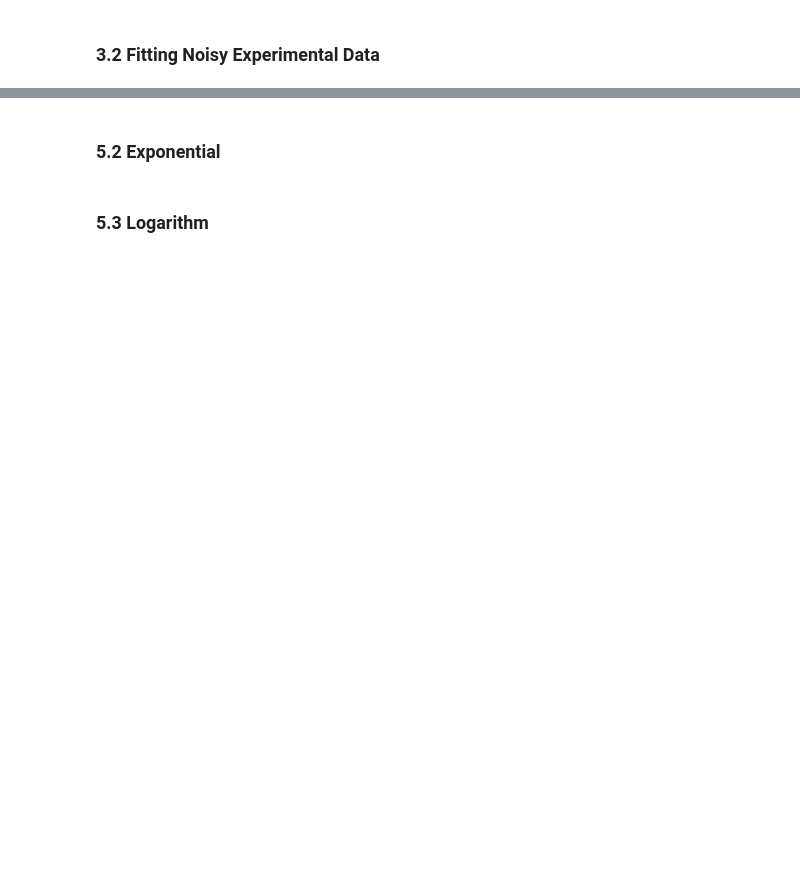
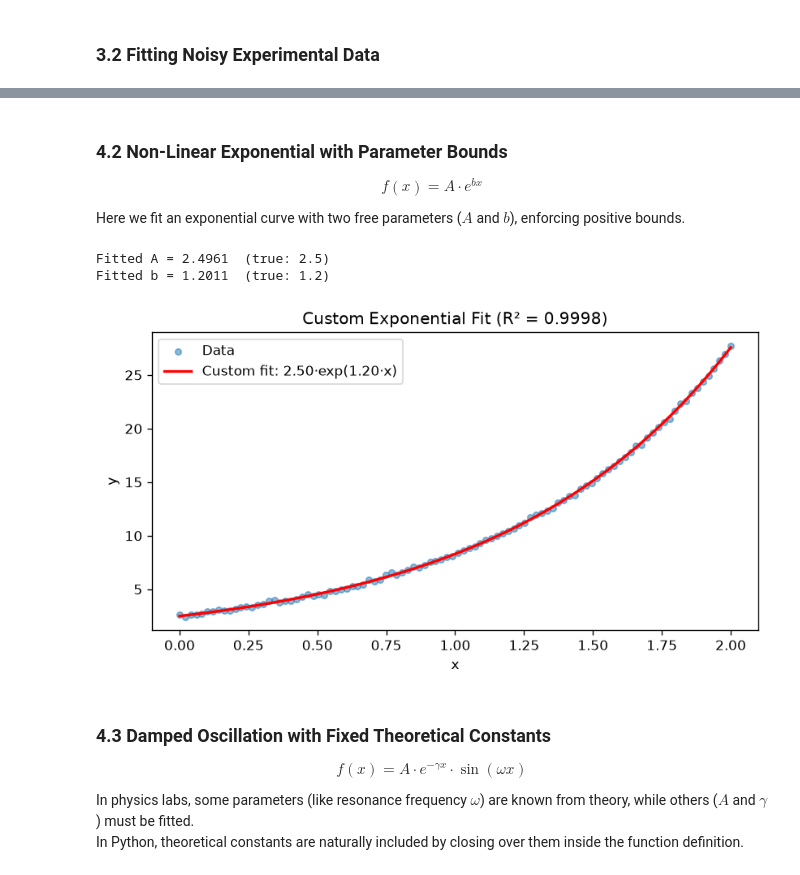
Before and after one commit to Defratino/lab-math-tools, a Jupyter notebook: notebooks/curve_fitting_demo.ipynb, the cells around one changed output, grey strips where cells are left out. Saved outputs shown, nothing was run; the diff lists cells and outputs as text; code cells hidden in the pictures; blank space fills up the shorter version.

```diff
--- a/notebooks/curve_fitting_demo.ipynb
+++ b/notebooks/curve_fitting_demo.ipynb
@@ -249,23 +217,47 @@ plt.show()
 # %% [markdown]
-### 5.2 Exponential
+### 4.2 Non-Linear Exponential with Parameter Bounds
+
+$$f(x) = A \cdot e^{b x}$$
+
+Here we fit an exponential curve with two free parameters ($A$ and $b$), enforcing positive bounds.
 # %%
-v_x = np.linspace(0, 3, 150)
-A, b, C = 3.0, 0.8, 1.0
-v_y = A * np.exp(b * v_x) + C + RNG.normal(0, 0.3, 150)
+# Model: A * exp(b * x)
+# v3_x[0] = x data, v3_x[1] = A (free), v3_x[2] = b (free)
+def s_f_exp(v3_x: np.ndarray) -> float:
+    return v3_x[1] * np.exp(v3_x[2] * v3_x[0])
 
-result = fit_preset(v_x, v_y, model="exponential", v_p0=np.array([3.0, 0.8, 1.0]))
-A_fit, b_fit, C_fit = result.v_params
-print(result.summary())
+v_x = np.linspace(0, 2, 100)
+v_y = 2.5 * np.exp(1.2 * v_x) + RNG.normal(0, 0.1, 100)
+
+# We can supply initial guesses and constrain parameters to positive values
+result = fit_custom(
+    v_x, v_y,
+    s_f_exp,
+    v_p0=np.array([1.0, 1.0]),
+    bounds=(0.0, [10.0, 5.0])
+)
+A_fit, b_fit = result.v_params
+print(f"Fitted A = {A_fit:.4f}  (true: 2.5)")
+print(f"Fitted b = {b_fit:.4f}  (true: 1.2)")
 
 fig, ax = plt.subplots(figsize=(7, 4))
 ax.scatter(v_x, v_y, s=20, alpha=0.5, label="Data")
-ax.plot(v_x, A_fit * np.exp(b_fit * v_x) + C_fit,
-        color="red", lw=2, label=f"Fit: {A_fit:.2f}·exp({b_fit:.2f}·x) + {C_fit:.2f}")
+ax.plot(v_x, A_fit * np.exp(b_fit * v_x), color="red", lw=2,
+        label=f"Custom fit: {A_fit:.2f}·exp({b_fit:.2f}·x)")
 ax.set_xlabel("x"); ax.set_ylabel("y")
-ax.set_title(f"Exponential Fit  (R² = {result.metrics['r2']:.4f})")
+ax.set_title(f"Custom Exponential Fit (R² = {result.metrics['r2']:.4f})")
 ax.legend()
 plt.tight_layout()
 plt.show()
+# %% [output]
+Fitted A = 2.4961  (true: 2.5)
+Fitted b = 1.2011  (true: 1.2)
+[figure, added]
 # %% [markdown]
-### 5.3 Logarithm
+### 4.3 Damped Oscillation with Fixed Theoretical Constants
+
+$$f(x) = A \cdot e^{-\gamma x} \cdot \sin(\omega x)$$
+
+In physics labs, some parameters (like resonance frequency $\omega$) are known from theory, while others ($A$ and $\gamma$) must be fitted.
+In Python, theoretical constants are naturally included by closing over them inside the function definition.
 # %%
```
Also changed, not shown: parts of 34 cells of this notebook, 3 other files.
